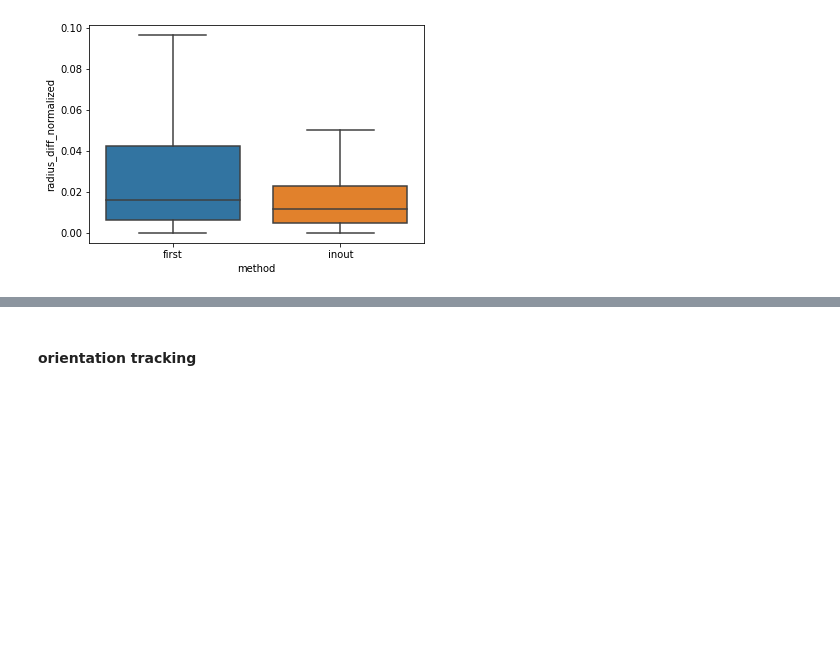
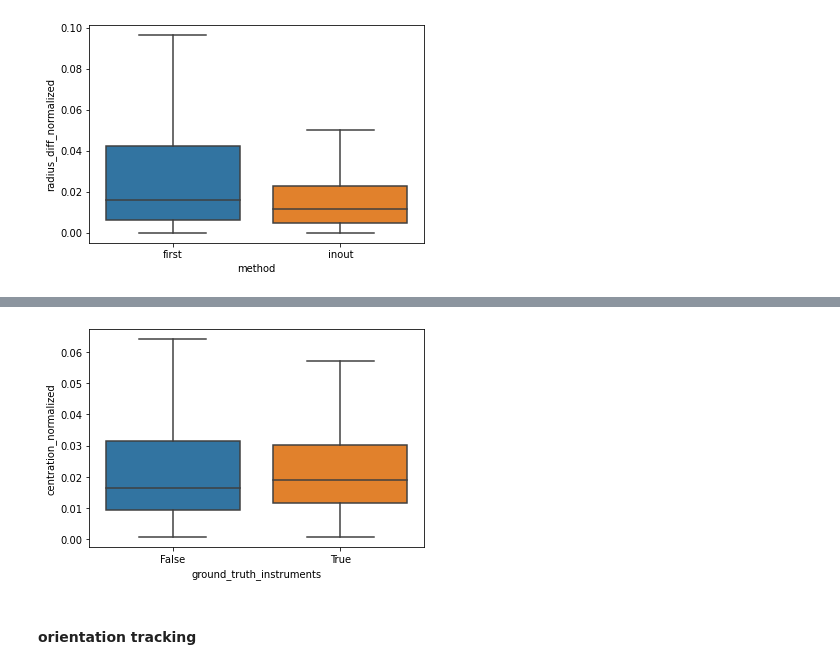
Before and after one commit to Custom-Surgical-GmbH/Cataract-Surgery-Training-Explorations, a Jupyter notebook: opencv_explorations/quantitative_evaluation.ipynb, the cells around one changed output, grey strips where cells are left out. Saved outputs shown, nothing was run; the diff lists cells and outputs as text; code cells hidden in the pictures; blank space fills up the shorter version.

```diff
--- a/opencv_explorations/quantitative_evaluation.ipynb
+++ b/opencv_explorations/quantitative_evaluation.ipynb
@@ -332,3 +332,11 @@ plt.savefig('b.pdf')
+# %%
+df_inout = df[df.method == 'inout']
+df_inout = df_inout.astype({'ground_truth_instruments': 'str'})
+
+ax = sns.boxplot(x='ground_truth_instruments', y='centration_normalized', showfliers=False, data=df_inout)
+plt.savefig('d.pdf', transparent=True)
+# %% [output]
+[figure, added]
 # %% [markdown]
 #### orientation tracking
 # %% [markdown]
```
Also changed, not shown: parts of 27 cells of this notebook.
